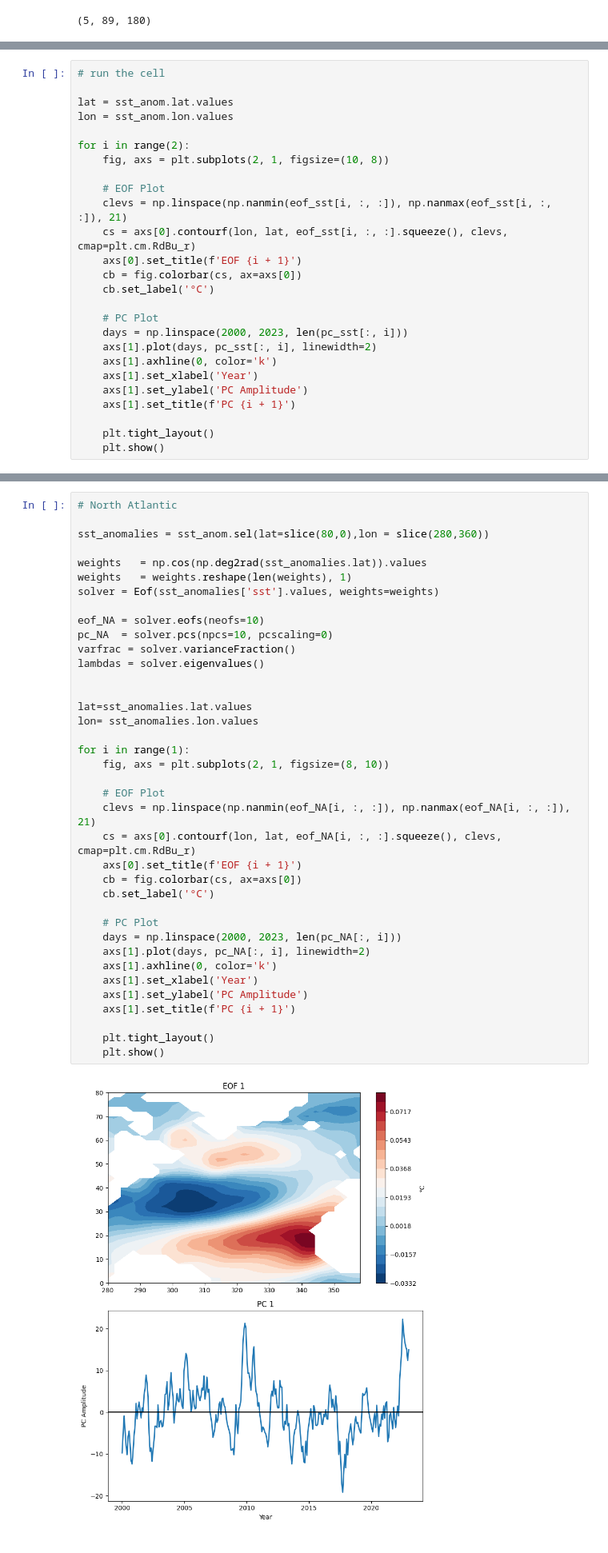
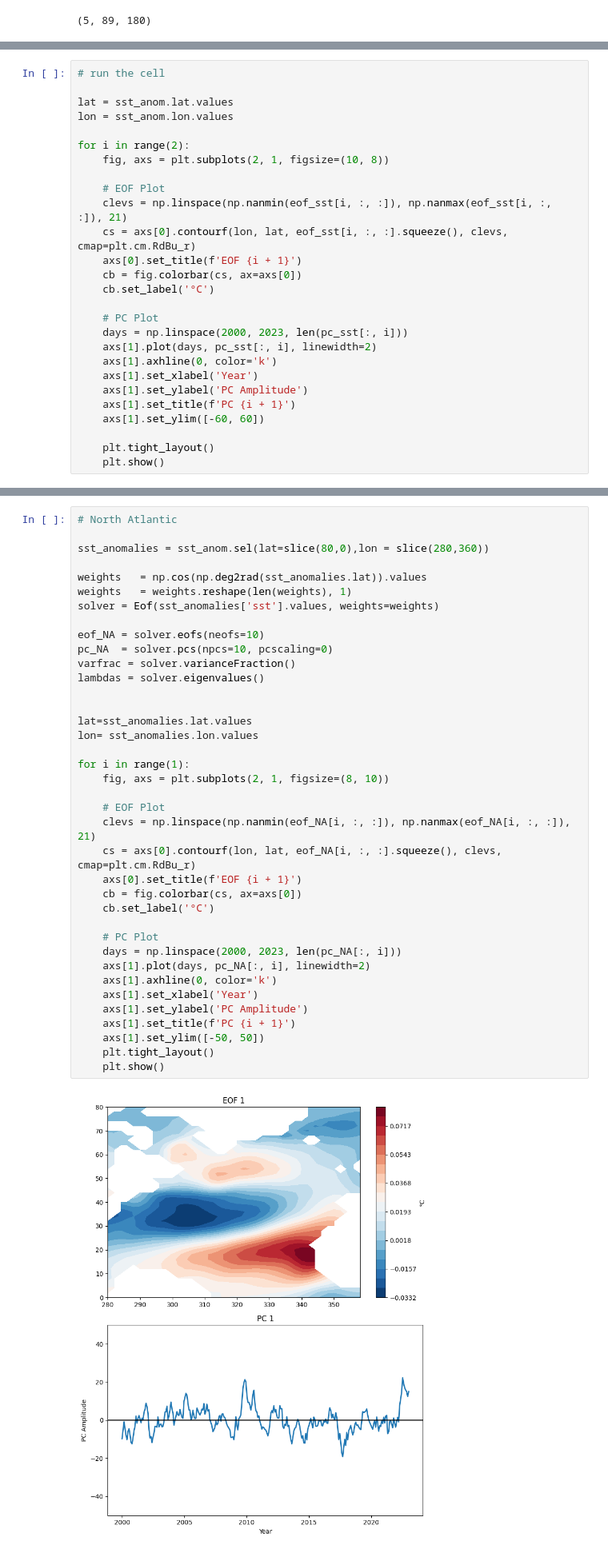
Before and after one commit to STEMJulesCoast/OceanographicDataProcessingCourse, a Jupyter notebook: Session6_FreqPatternsOOP/EOFanalysis_demo.ipynb, the cells around one changed output, grey strips where cells are left out. Shown: that part at 80% size. Saved outputs shown, nothing was run; the diff lists cells and outputs as text.

```diff
--- a/Session6_FreqPatternsOOP/EOFanalysis_demo.ipynb
+++ b/Session6_FreqPatternsOOP/EOFanalysis_demo.ipynb
@@ -133,6 +133,7 @@ for i in range(2):
     axs[1].set_xlabel('Year')
     axs[1].set_ylabel('PC Amplitude')
     axs[1].set_title(f'PC {i + 1}')
+    axs[1].set_ylim([-60, 60])
 
     plt.tight_layout()
     plt.show()
@@ -203,35 +204,35 @@ solver = Eof(sst_anomalies['sst'].values, weights=weights)
 
 eof_NA = solver.eofs(neofs=10)
 pc_NA  = solver.pcs(npcs=10, pcscaling=0)
 varfrac = solver.varianceFraction()
 lambdas = solver.eigenvalues()
 
 
 lat=sst_anomalies.lat.values
 lon= sst_anomalies.lon.values
 
 for i in range(1):
     fig, axs = plt.subplots(2, 1, figsize=(8, 10))
 
     # EOF Plot
     clevs = np.linspace(np.nanmin(eof_NA[i, :, :]), np.nanmax(eof_NA[i, :, :]), 21)
     cs = axs[0].contourf(lon, lat, eof_NA[i, :, :].squeeze(), clevs, cmap=plt.cm.RdBu_r)
     axs[0].set_title(f'EOF {i + 1}')
     cb = fig.colorbar(cs, ax=axs[0])
     cb.set_label('°C')
 
     # PC Plot
     days = np.linspace(2000, 2023, len(pc_NA[:, i]))
     axs[1].plot(days, pc_NA[:, i], linewidth=2)
     axs[1].axhline(0, color='k')
     axs[1].set_xlabel('Year')
     axs[1].set_ylabel('PC Amplitude')
     axs[1].set_title(f'PC {i + 1}')
-
+    axs[1].set_ylim([-50, 50])
     plt.tight_layout()
     plt.show()
 # %% [output]
-[figure, old version]
+[figure, new version]
 # %% [markdown]
 The first mode resembles a tripole pattern, which studies (e.g. [Andrews et al., 2015](https://iopscience.iop.org/article/10.1088/1748-9326/10/5/054022), [Wu et al.,2024](https://doi.org/10.1007/s00704-023-04762-0)) have shown to be related to the North Atlantic Oscillation (NAO). This pattern is a common feature of North Atlantic variability, where changes in atmospheric pressure associated with the NAO drive fluctuations in sea surface temperature (SST). Further steps could involve examining whether the principal component (PC) is correlated with the NAO index, which would provide additional insight into the relationship between the identified EOF mode and the North Atlantic Oscillation. Additionally, a spatial correlation analysis could be performed to identify the regions where the NAO index has the strongest influence, revealing areas of significant spatial agreement between the EOF patterns and the NAO.
 
```
Also changed, not shown: parts of 2 cells of this notebook.
